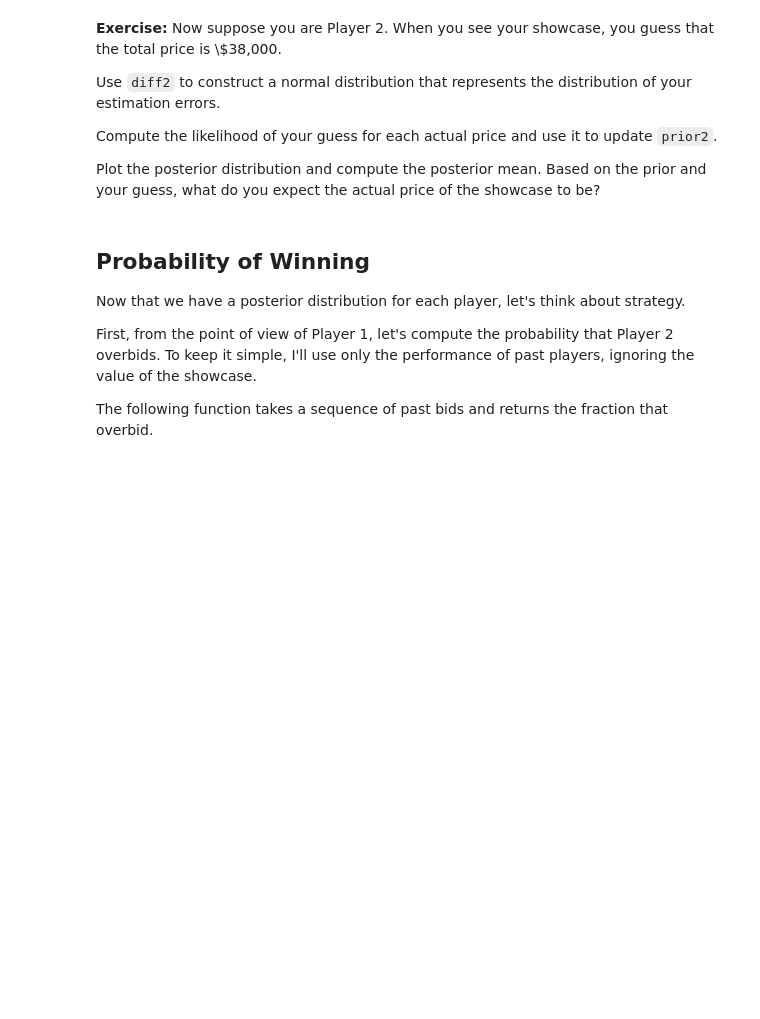
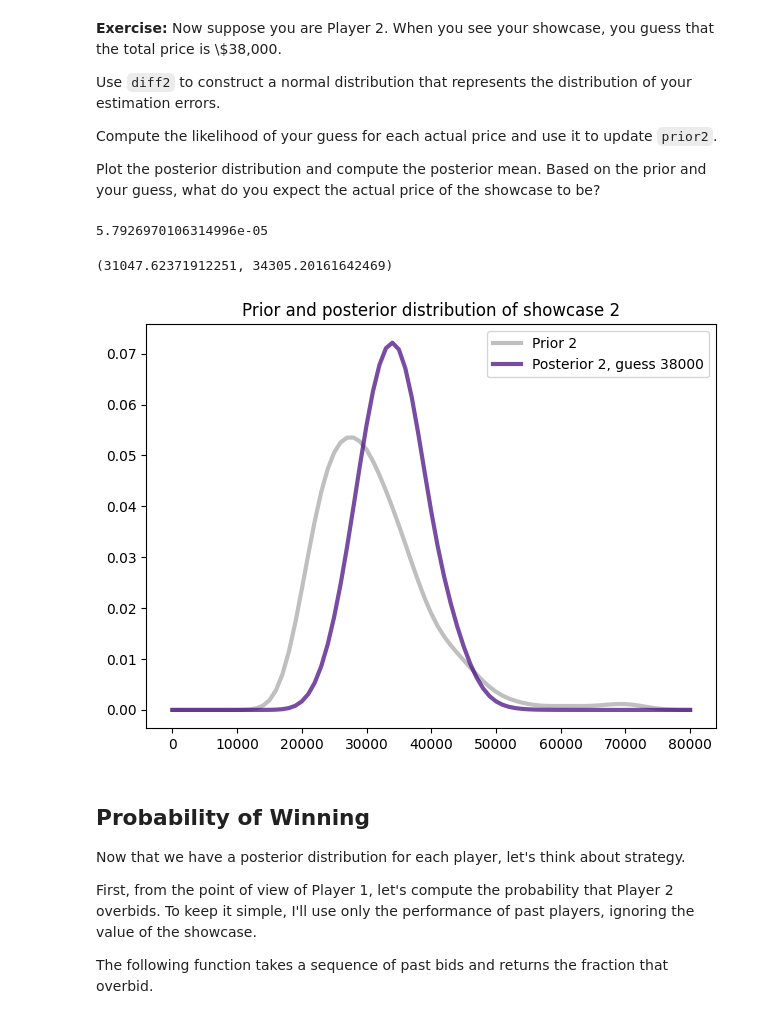
Before and after one commit to mat-ej/ThinkBayes2, a Jupyter notebook: notebooks/chap09.ipynb, the cells around one changed output. Saved outputs shown, nothing was run; the diff lists cells and outputs as text; code cells hidden in the pictures; blank space fills up the shorter version.

```diff
--- a/notebooks/chap09.ipynb
+++ b/notebooks/chap09.ipynb
@@ -347,3 +337,46 @@ Plot the posterior distribution and compute the posterior mean.  Based on the pr
+# %%
+# Solution goes here
+
+# Calculate the difference between Bid 2 and Showcase 2
+sample_diff2 = df['Bid 2'] - df['Showcase 2']
+
+# Calculate the mean and standard deviation of the difference
+mean_diff2, std_diff2 = sample_diff2.mean(), sample_diff2.std()
+
+# Create a normal distribution with mean 0 and standard deviation equal to the standard deviation of the difference
+error_dist2 = norm(0, std_diff2)
+
+# Calculate the probability density function of making an underestimation error of 100 usd
+error_dist2.pdf(-100)
+# %% [output]
+5.7926970106314996e-05
+# %%
+
+# Set the guess for Showcase 2
+guess2 = 38000
+
+# Calculate the error between the guess and the quantities of the prior distribution
+error2 = guess2 - prior2.qs
+
+# Calculate the likelihood of the error given the normal distribution
+likelihood2 = error_dist2.pdf(error2)
+
+# Calculate the posterior distribution by multiplying the prior and likelihood and normalizing
+posterior2 = prior2 * likelihood2
+posterior2.normalize()
+
+# Plot the prior and posterior distributions
+prior2.plot(color='C5', label='Prior 2')
+posterior2.plot(color='C4', label='Posterior 2, guess 38000')
+decorate(title = "Prior and posterior distribution of showcase 2")
+
+# Calculate the mean of the prior and posterior distributions
+prior2_mean, posterior2_mean = prior2.mean(), posterior2.mean()
+
+prior2_mean, posterior2_mean
+# %% [output]
+(31047.62371912251, 34305.20161642469)
+[figure, added]
 # %% [markdown]
 ## Probability of Winning
 
```
Also changed, not shown: parts of 17 cells of this notebook, 1 other file.
